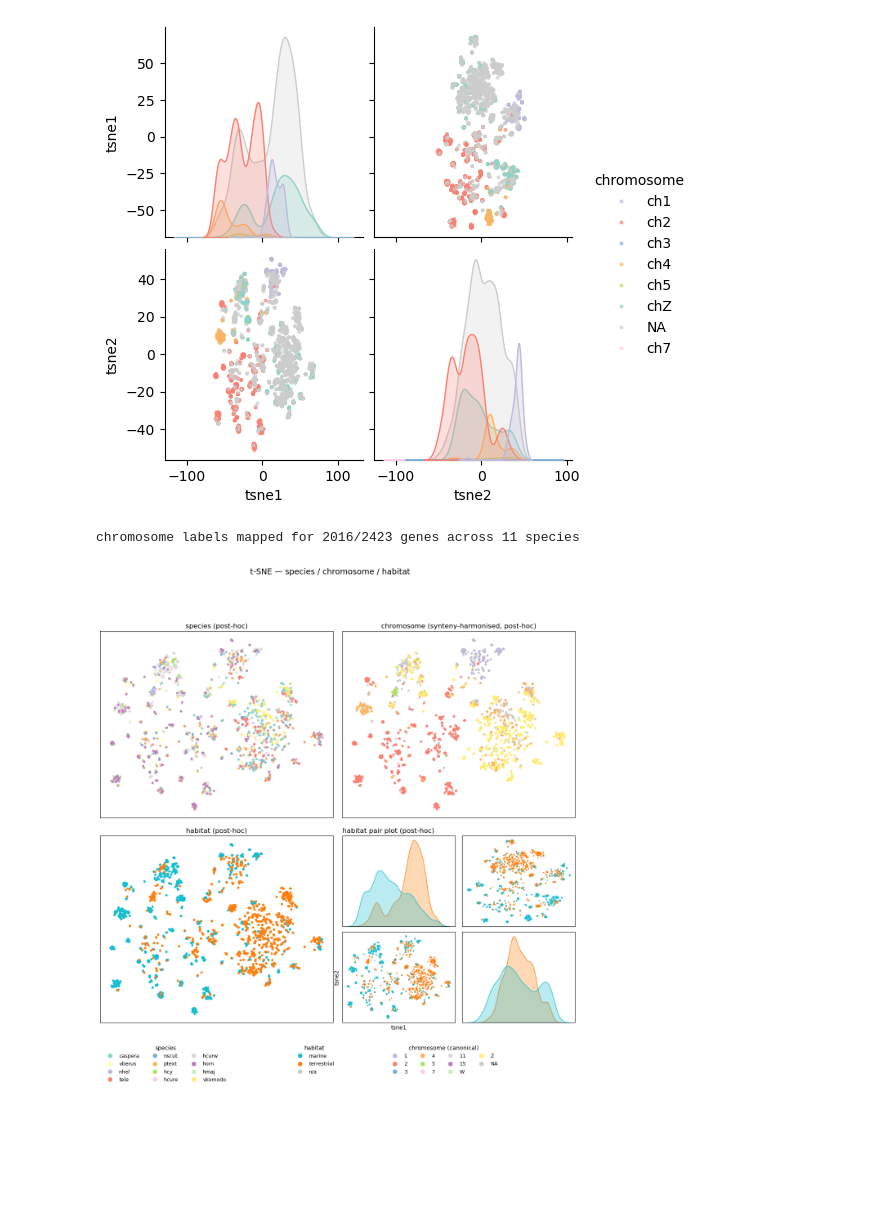
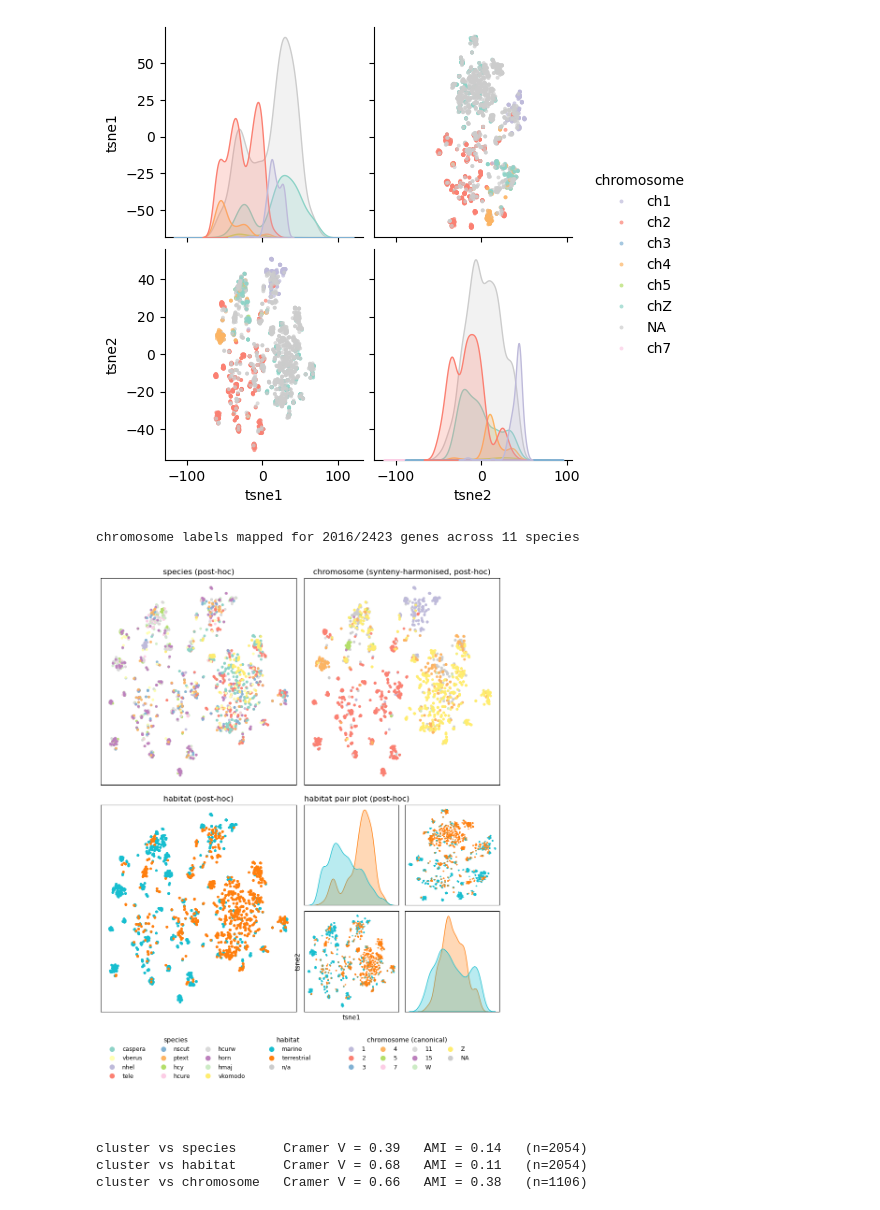
Before and after one commit to blytrm/Hydrophiinae-genomics, a Jupyter notebook: 6_v2rs/v2r_universe_clustering.ipynb, the cells around one changed output. Saved outputs shown, nothing was run; the diff lists cells and outputs as text; code cells hidden in the pictures; blank space fills up the shorter version.

Commit message:
update clustering notebook

```diff
--- a/6_v2rs/v2r_universe_clustering.ipynb
+++ b/6_v2rs/v2r_universe_clustering.ipynb
@@ -365,8 +368,7 @@ sns.pairplot(plot, hue="chromosome", palette=chcol, **kw)
 # Chromosome IDs are harmonised across all 12 genomes via the McScanX synteny
 # correspondence table (native seqid -> canonical label 1..n, Z, W), NOT the
 # Hydrophis-only chrom_hydrophis column. Colouring stays post-hoc (CLAUDE.md 2.1).
-import csv
-from matplotlib.gridspec import GridSpecFromSubplotSpec
+
 
 SYN = "/hpcfs/users/a1864358/sanders_lab/asm/files/synteny/mcscan-synteny"
 CORR = f"{SYN}/plot/chrom_correspondence.tsv"
@@ -405,7 +407,7 @@ chcol_c["NA"] = "#cccccc"
 
 hab = df.marine.map({True: "marine", False: "terrestrial"}).fillna("NA")
 
-fig = plt.figure(figsize=(15, 15.5))
+fig = plt.figure(figsize=(11, 15))
 gs = GridSpec(3, 2, height_ratios=[1, 1, 0.42], hspace=0.12, wspace=0.04)
 axTL, axTR = fig.add_subplot(gs[0, 0]), fig.add_subplot(gs[0, 1])
 axBL = fig.add_subplot(gs[1, 0])
@@ -441,32 +443,52 @@ for r in range(2):
             for h in ["terrestrial", "marine"]:
                 sns.kdeplot(x=df.loc[hab == h, pvars[r]], ax=ax, color=HAB_COL[h],
                             fill=True, alpha=0.3, lw=1, warn_singular=False)
             ax.set_ylabel("")
         else:        # off-diagonal: scatter coloured by habitat
             ax.scatter(df[pvars[c]], df[pvars[r]], c=[HAB_COL[h] for h in hab], s=6, alpha=0.7, lw=0)
 # Edge labels, as seaborn pairplot does.
 pax[1][0].set_xlabel("tsne1"); pax[1][1].set_xlabel("tsne2")
 pax[0][0].set_ylabel("tsne1"); pax[1][0].set_ylabel("tsne2")
 pax[0][0].set_title("habitat pair plot (post-hoc)", loc="left", fontsize=12)
 
 # Legends on the bottom strip: species + habitat + canonical chromosome.
 dot = lambda col: Line2D([0], [0], marker="o", color="w", markerfacecolor=col, markersize=9)
 ck = canon + ["NA"]
 l1 = cap.legend([dot(spcol[s]) for s in SPP], SPP, title="species", loc="upper left",
                 bbox_to_anchor=(0.0, 1.0), ncol=3, frameon=False, fontsize=9, title_fontsize=10)
 l2 = cap.legend([dot(HAB_COL[k]) for k in ["marine", "terrestrial", "NA"]],
                 ["marine", "terrestrial", "n/a"], title="habitat", loc="upper left",
                 bbox_to_anchor=(0.40, 1.0), ncol=1, frameon=False, fontsize=9, title_fontsize=10)
 cap.legend([dot(chcol_c[x]) for x in ck], ck, title="chromosome (canonical)", loc="upper left",
            bbox_to_anchor=(0.60, 1.0), ncol=4, frameon=False, fontsize=9, title_fontsize=10)
 cap.add_artist(l1); cap.add_artist(l2)
 
-fig.suptitle("t-SNE — species / chromosome / habitat", fontsize=14)
 # habitat_pair is a nested grid, not a single axis, so it is not saved as a standalone panel.
 save_panels(fig, [(axTL, "species"), (axTR, "chromosome_canon"), (axBL, "habitat")],
             f"{OUT}/universe_tsne_habitat")
 plt.savefig(f"{OUT}/universe_tsne_habitat.png", dpi=150, bbox_inches="tight")
 plt.show()
+
+
+# --- cluster/annotation concordance: sequence-only HDBSCAN clusters vs post-hoc labels ---
+from scipy.stats import chi2_contingency
+from sklearn.metrics import adjusted_mutual_info_score as ami
+
+def cramers_v(a, b):                       # categorical association: 0 (none) .. 1 (perfect)
+    t = pd.crosstab(a, b)
+    if min(t.shape) < 2:                   # one category -> association undefined
+        return float("nan")
+    chi2 = chi2_contingency(t, correction=False)[0]
+    return (chi2 / (t.values.sum() * (min(t.shape) - 1))) ** 0.5
+
+d = df[df.cluster != -1]                   # drop HDBSCAN noise (label -1)
+for name, ann in [("species", d.species), ("habitat", d.marine), ("chromosome", d.chrom_hydrophis)]:
+    m = ann.notna()                        # chromosome is Hydrophis-only -> drop unmapped genes
+    print(f"cluster vs {name:11s}  Cramer V = {cramers_v(d.cluster[m], ann[m]):.2f}"
+          f"   AMI = {ami(d.cluster[m], ann[m]):.2f}   (n={int(m.sum())})")
 # %% [output]
 chromosome labels mapped for 2016/2423 genes across 11 species
-[figure, old version]
+[figure, new version]
+cluster vs species      Cramer V = 0.39   AMI = 0.14   (n=2054)
+cluster vs habitat      Cramer V = 0.68   AMI = 0.11   (n=2054)
+cluster vs chromosome   Cramer V = 0.66   AMI = 0.38   (n=1106)
```
Also changed, not shown: parts of 2 cells of this notebook, 1 other file.
